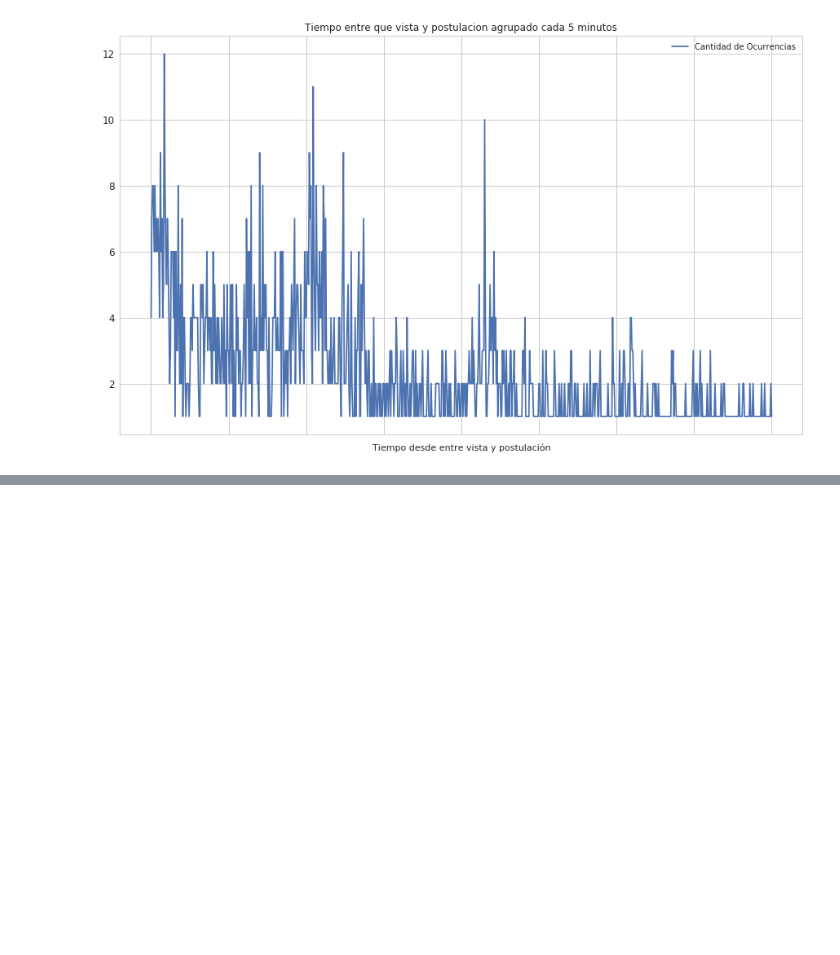
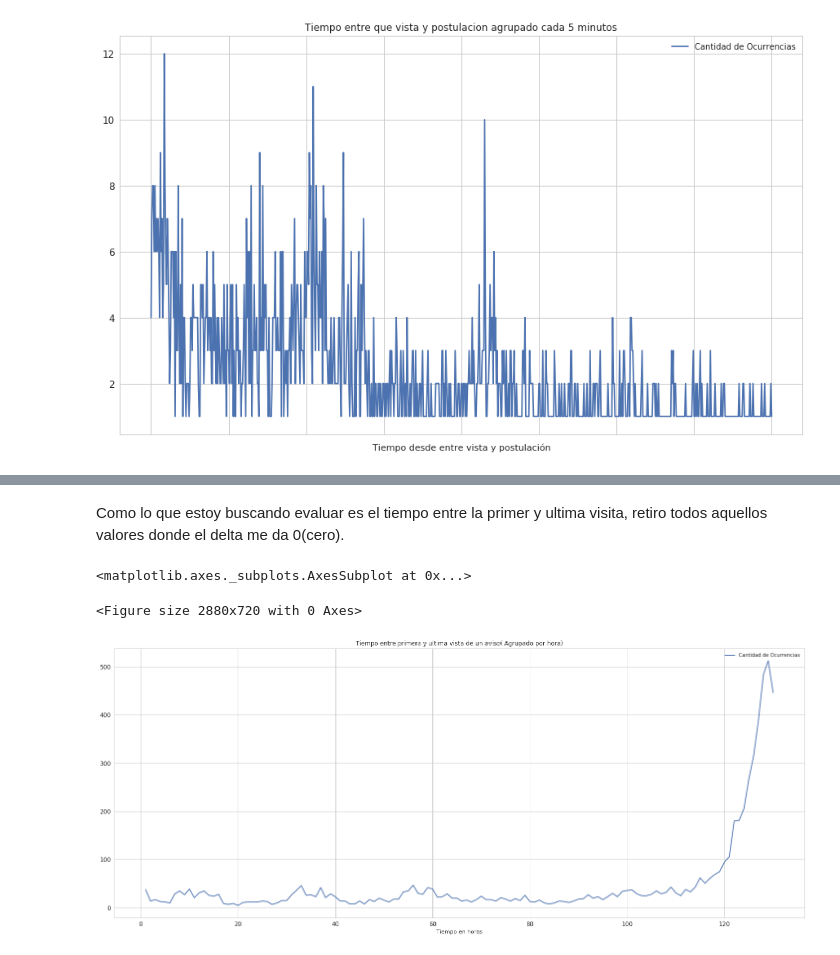
Before and after one commit to javierleyes/OrganizacionDeDatos, a Jupyter notebook: analisisVistasPostulaciones.ipynb, the cells around one changed output, grey strips where cells are left out. Cells and saved outputs as stored; diff of their text form; code cells hidden in the pictures; blank space fills up the shorter version.

```diff
--- a/analisisVistasPostulaciones.ipynb
+++ b/analisisVistasPostulaciones.ipynb
@@ -49,0 +60,16 @@ tmp.plot(x="Tiempo desde entre vista y postulación",y="Cantidad de Ocurrencias"
+# %% [markdown]
+Como lo que estoy buscando evaluar es el tiempo entre la primer y ultima visita, retiro todos aquellos valores donde el delta me da 0(cero).
+# %%
+tmp = df_agrupar_vistas[df_agrupar_vistas["delta"].dt.total_seconds()>0].groupby('delta').size()
+tmp = embedded-picture)
+tmp.reset_index(inplace=True)
+# %%
+tmp["delta"]=tmp["delta"].dt.total_seconds()/3600
+# %%
+plt.figure(figsize = (40,10))
+tmp.columns = [ 'Tiempo en horas','Cantidad de Ocurrencias']
+tmp.plot(x="Tiempo en horas",y="Cantidad de Ocurrencias", title ="Tiempo entre primera y ultima vista de un aviso( Agrupado por hora)", figsize=(25, 10), legend=True, fontsize=12)
+# %% [output]
+<matplotlib.axes._subplots.AxesSubplot at 0x...>
+<Figure size 2880x720 with 0 Axes>
+[figure, added]
```
Also changed, not shown: parts of 6 cells of this notebook, 1 other file.
